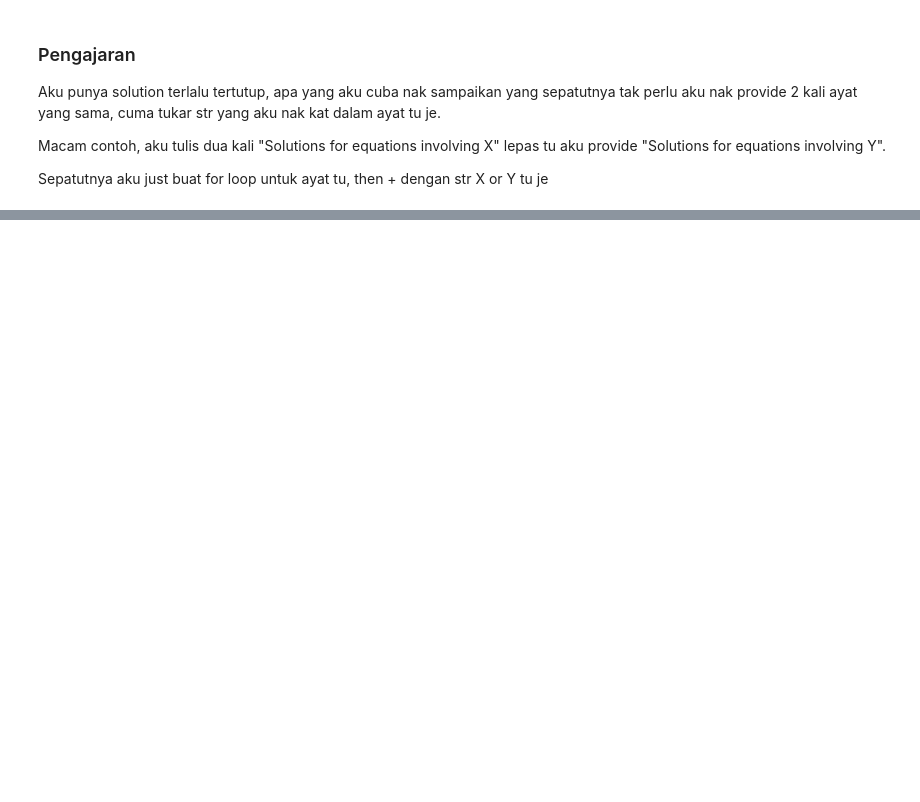
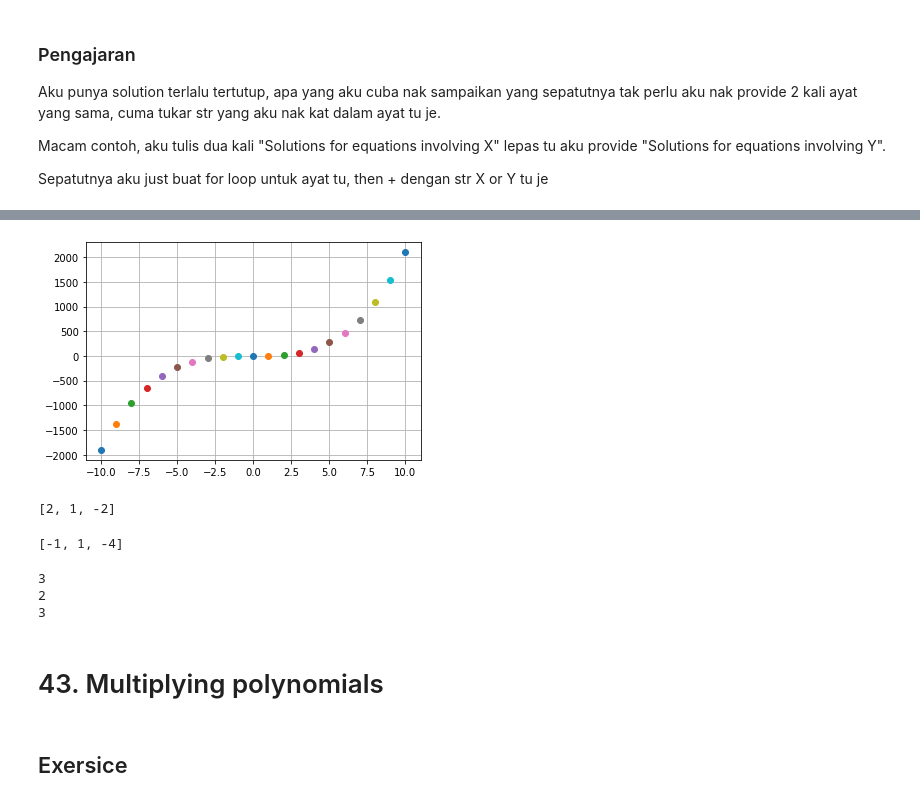
Before and after one commit to metalheadcode/mathematic, a Jupyter notebook: Section 4 Algrebra 1.ipynb, the cells around one changed output, grey strips where cells are left out. Cells and saved outputs as stored; diff of their text form; code cells hidden in the pictures; blank space fills up the shorter version.

```diff
--- a/Section 4 Algrebra 1.ipynb
+++ b/Section 4 Algrebra 1.ipynb
@@ -648,0 +496,13 @@ prime_num['Ahmad']
+# %%
+import sympy as sym
+
+for i in range(2,51):
+
+    dict_fact = sym.factorint(i)
+    list_keys = list(dict_fact.keys())
+
+    if len(list_keys) == 1 and dict_fact[list_keys[0]] == 1:
+        print('%s is a prime number' %i)
+
+    else:
+        print('%s is a composite number with prime factors %s' %(i, list_keys))
@@ -648,0 +573,9 @@ prime_num['Ahmad']
+# %%
+import sympy as sym
+from IPython.display import display, Math
+
+
+x = sym.symbols('x')
+
+expr = (x-1)*(x+3) > 0
+display(Math(sym.latex(sym.solve(expr))))
@@ -648,0 +652,55 @@ prime_num['Ahmad']
+# %%
+import sympy as sym
+from IPython.display import display, Math
+from sympy.abc import x
+import matplotlib.pyplot as plt
+
+
+p1 = sym.Poly(2*x**3 + x**2 - 2)
+p2 = sym.Poly(x**3 - x**4 - 4*x**2)
+
+for i in range(-10,11):
+    plt.plot(i,p1.eval(i), 'o-')
+
+
+plt.grid()
+plt.show()
+# %% [output]
+[figure, added]
+# %%
+p1.coeffs()
+# %% [output]
+[2, 1, -2]
+# %%
+p2.coeffs()
+# %% [output]
+[-1, 1, -4]
+# %%
+import sympy as sym
+from IPython.display import display, Math
+from sympy.abc import x
+import matplotlib.pyplot as plt
+
+
+expr1 = sym.Poly(x**2 + 2*x)
+expr2 = sym.Poly(-x**3 + 4*x)
+expr3 = sym.Poly(x**5 - x**4 + x/(4+4))
+
+def conv(expr):
+
+    if expr.degree() % 2 == 0:
+        return sum(expr.coeffs())
+    else:
+        return len(expr.coeffs())
+
+print(conv(expr1))
+print(conv(expr2))
+print(conv(expr3))
+# %% [output]
+3
+2
+3
+# %% [markdown]
+# 43. Multiplying polynomials
+# %% [markdown]
+## Exersice
```
Also changed, not shown: parts of 74 cells of this notebook, 2 other files.
